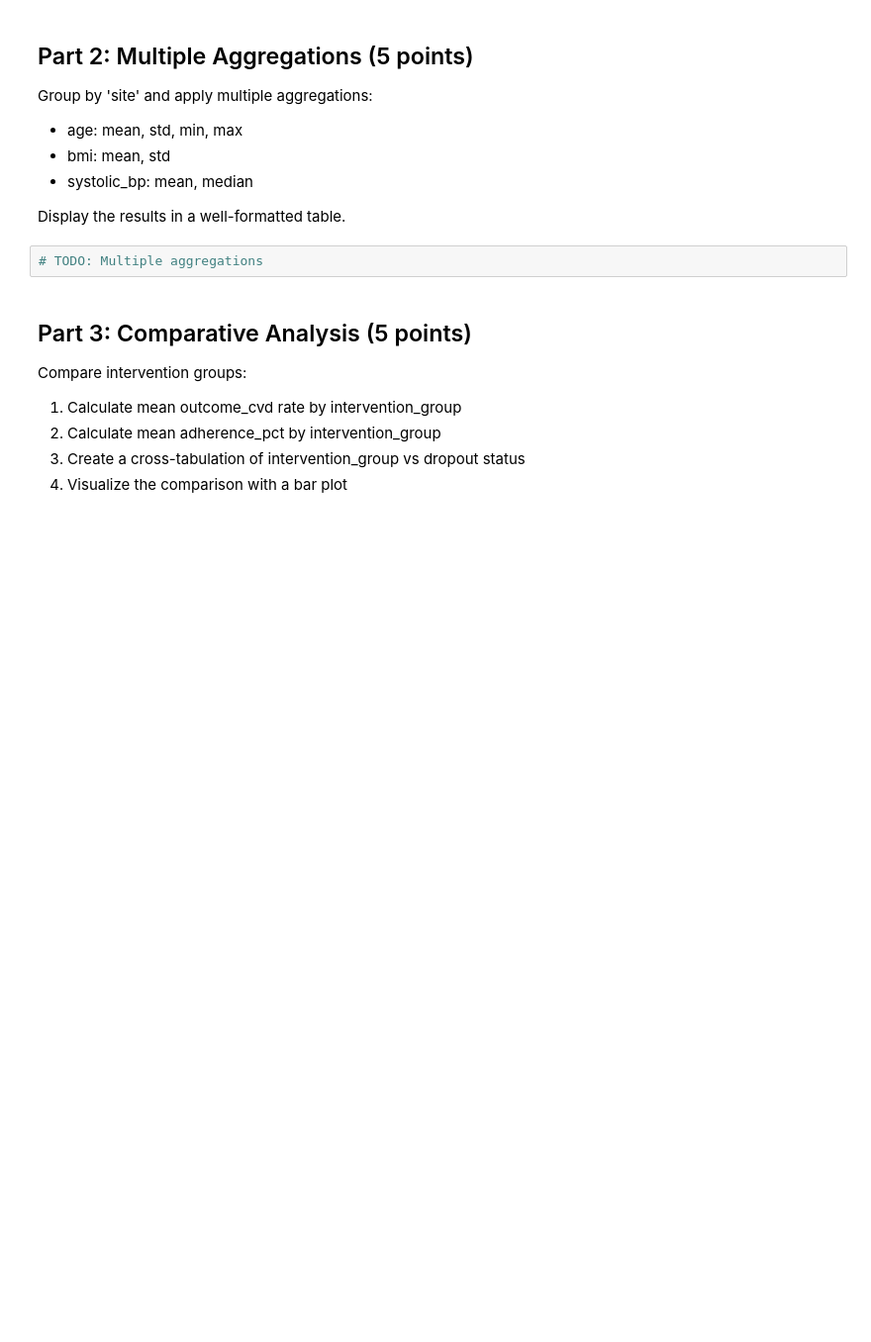
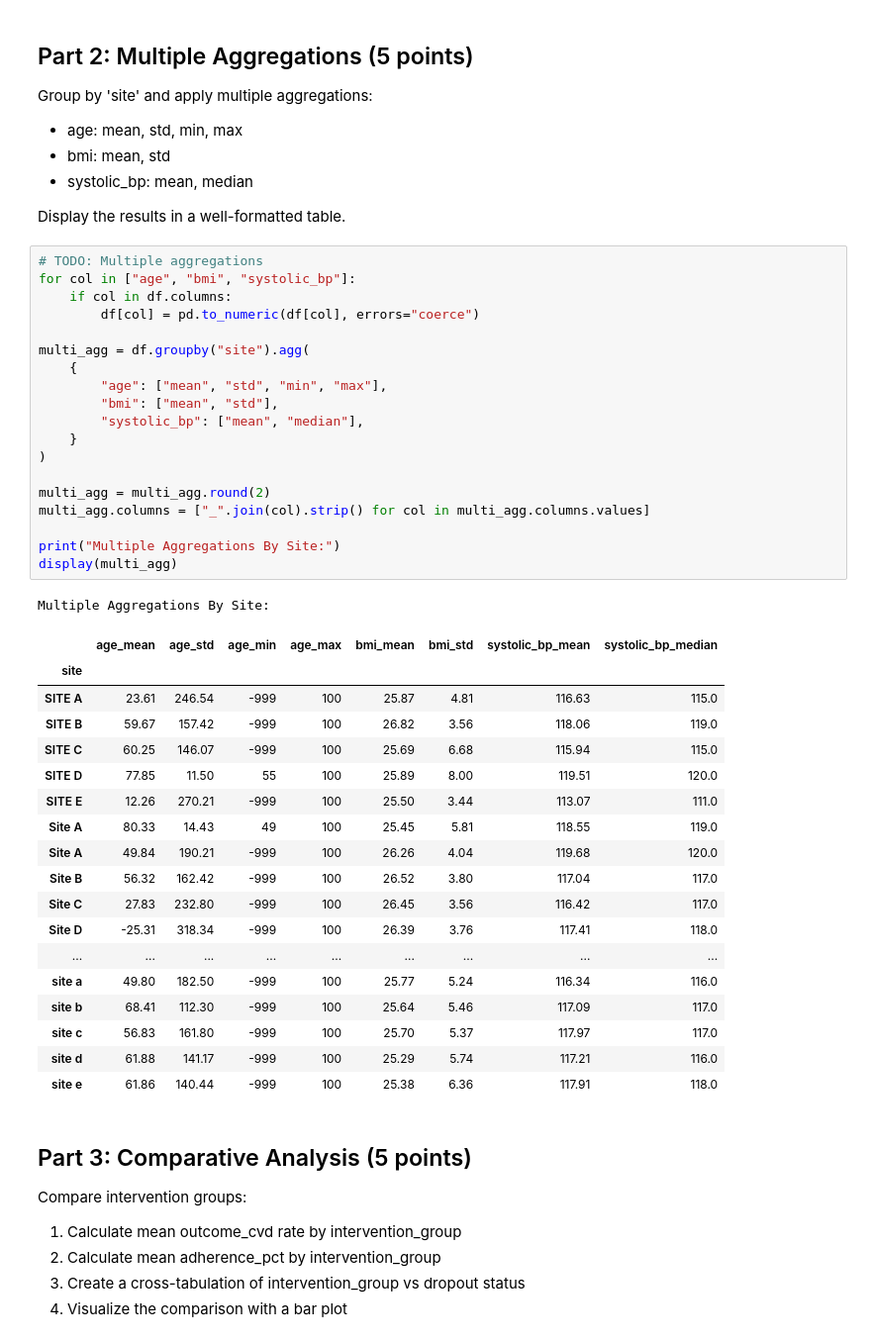
Before and after one commit to UCSF-DataSci/ds217-midterm-manal-ahmed1, a Jupyter notebook: q7_aggregation.ipynb, the cells around one changed output. Shown at 99% size. Saved outputs shown, nothing was run; the diff lists cells and outputs as text; blank space fills up the shorter version.

```diff
--- a/q7_aggregation.ipynb
+++ b/q7_aggregation.ipynb
@@ -59,8 +160,45 @@ Group by 'site' and apply multiple aggregations:
 - systolic_bp: mean, median
 
 Display the results in a well-formatted table.
-# %%
-# TODO: Multiple aggregations
+# %%
+# TODO: Multiple aggregations
+for col in ["age", "bmi", "systolic_bp"]:
+    if col in df.columns:
+        df[col] = pd.to_numeric(df[col], errors="coerce")
+
+multi_agg = df.groupby("site").agg(
+    {
+        "age": ["mean", "std", "min", "max"],
+        "bmi": ["mean", "std"],
+        "systolic_bp": ["mean", "median"],
+    }
+)
+
+multi_agg = multi_agg.round(2)
+multi_agg.columns = ["_".join(col).strip() for col in multi_agg.columns.values]
+
+print("Multiple Aggregations By Site:")
+display(multi_agg)
+# %% [output]
+Multiple Aggregations By Site:
+|  | age_mean | age_std | age_min | age_max | bmi_mean | bmi_std | systolic_bp_mean | systolic_bp_median |
+| site |  |  |  |  |  |  |  |  |
+| SITE A | 23.61 | 246.54 | -999 | 100 | 25.87 | 4.81 | 116.63 | 115.0 |
+| SITE B | 59.67 | 157.42 | -999 | 100 | 26.82 | 3.56 | 118.06 | 119.0 |
+| SITE C | 60.25 | 146.07 | -999 | 100 | 25.69 | 6.68 | 115.94 | 115.0 |
+| SITE D | 77.85 | 11.50 | 55 | 100 | 25.89 | 8.00 | 119.51 | 120.0 |
+| SITE E | 12.26 | 270.21 | -999 | 100 | 25.50 | 3.44 | 113.07 | 111.0 |
+| Site A | 80.33 | 14.43 | 49 | 100 | 25.45 | 5.81 | 118.55 | 119.0 |
+| Site A | 49.84 | 190.21 | -999 | 100 | 26.26 | 4.04 | 119.68 | 120.0 |
+| Site B | 56.32 | 162.42 | -999 | 100 | 26.52 | 3.80 | 117.04 | 117.0 |
+| Site C | 27.83 | 232.80 | -999 | 100 | 26.45 | 3.56 | 116.42 | 117.0 |
+| Site D | -25.31 | 318.34 | -999 | 100 | 26.39 | 3.76 | 117.41 | 118.0 |
+| ... | ... | ... | ... | ... | ... | ... | ... | ... |
+| site a | 49.80 | 182.50 | -999 | 100 | 25.77 | 5.24 | 116.34 | 116.0 |
+| site b | 68.41 | 112.30 | -999 | 100 | 25.64 | 5.46 | 117.09 | 117.0 |
+| site c | 56.83 | 161.80 | -999 | 100 | 25.70 | 5.37 | 117.97 | 117.0 |
+| site d | 61.88 | 141.17 | -999 | 100 | 25.29 | 5.74 | 117.21 | 116.0 |
+| site e | 61.86 | 140.44 | -999 | 100 | 25.38 | 6.36 | 117.91 | 118.0 |
 # %% [markdown]
 ## Part 3: Comparative Analysis (5 points)
 
```
Also changed, not shown: parts of 12 cells of this notebook.
